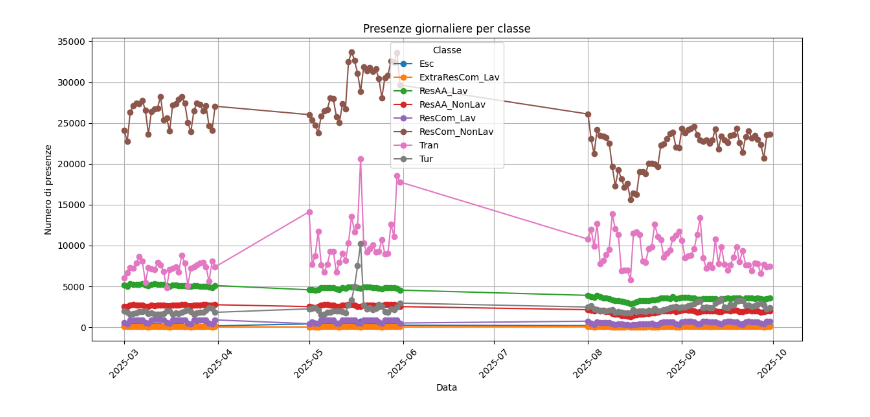
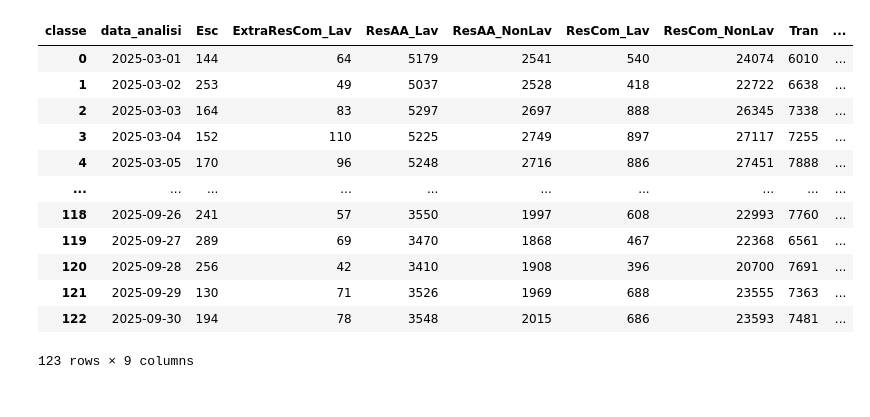
Before and after one commit to nbicocchi/S4C-Project, a Jupyter notebook: experiments/dataset2025/data_analysis/presence_analysis.ipynb, the cells around one changed output. Saved outputs shown, nothing was run; the diff lists cells and outputs as text; code cells hidden in the pictures.

```diff
--- a/experiments/dataset2025/data_analysis/presence_analysis.ipynb
+++ b/experiments/dataset2025/data_analysis/presence_analysis.ipynb
@@ -46,2 +25,0 @@ memory usage: 138.0+ MB
-# %%
-df["data_analisi"] = pd.to_datetime(df["data_analisi"])
@@ -75,22 +26,32 @@ plt.show()
 # %%
-# Raggruppa per giorno e tipo, somma le presenze
-summary = df.groupby(['data_analisi', 'classe'])['n_presenze'].sum().reset_index()
+# Raggruppa per giorno e classe, somma le presenze
+summary = (
+    df
+    .groupby(['data_analisi', 'classe'])['n_presenze']
+    .sum()
+    .reset_index()
+)
 
-# Pivot per avere una colonna per tipo
-pivot = summary.pivot(index='data_analisi', columns='classe', values='n_presenze').fillna(0)
+# Pivot: una colonna per ogni classe
+df_presenze = (
+    summary
+    .pivot(index='data_analisi', columns='classe', values='n_presenze')
+    .fillna(0)
+    .reset_index()   # <-- porta la data come prima colonna
+)
 
-# Grafico a linee
-plt.figure(figsize=(12,6))
-for col in pivot.columns:
-    plt.plot(pivot.index, pivot[col], marker='o', label=col)
-
-plt.title("Presenze giornaliere per classe")
-plt.xlabel("Data")
-plt.ylabel("Numero di presenze")
-plt.legend(title="Classe")
-plt.xticks(rotation=45)
-plt.grid(True)
-plt.tight_layout()
-plt.show()
+df_presenze
 # %% [output]
-[figure, removed]
+| classe | data_analisi | Esc | ExtraResCom_Lav | ResAA_Lav | ResAA_NonLav | ResCom_Lav | ResCom_NonLav | Tran | ... |
+| 0 | 2025-03-01 | 144 | 64 | 5179 | 2541 | 540 | 24074 | 6010 | ... |
+| 1 | 2025-03-02 | 253 | 49 | 5037 | 2528 | 418 | 22722 | 6638 | ... |
+| 2 | 2025-03-03 | 164 | 83 | 5297 | 2697 | 888 | 26345 | 7338 | ... |
+| 3 | 2025-03-04 | 152 | 110 | 5225 | 2749 | 897 | 27117 | 7255 | ... |
+| 4 | 2025-03-05 | 170 | 96 | 5248 | 2716 | 886 | 27451 | 7888 | ... |
+| ... | ... | ... | ... | ... | ... | ... | ... | ... | ... |
+| 118 | 2025-09-26 | 241 | 57 | 3550 | 1997 | 608 | 22993 | 7760 | ... |
+| 119 | 2025-09-27 | 289 | 69 | 3470 | 1868 | 467 | 22368 | 6561 | ... |
+| 120 | 2025-09-28 | 256 | 42 | 3410 | 1908 | 396 | 20700 | 7691 | ... |
+| 121 | 2025-09-29 | 130 | 71 | 3526 | 1969 | 688 | 23555 | 7363 | ... |
+| 122 | 2025-09-30 | 194 | 78 | 3548 | 2015 | 686 | 23593 | 7481 | ... |
+123 rows × 9 columns
```
Also changed, not shown: parts of 8 cells of this notebook, 19 other files.
